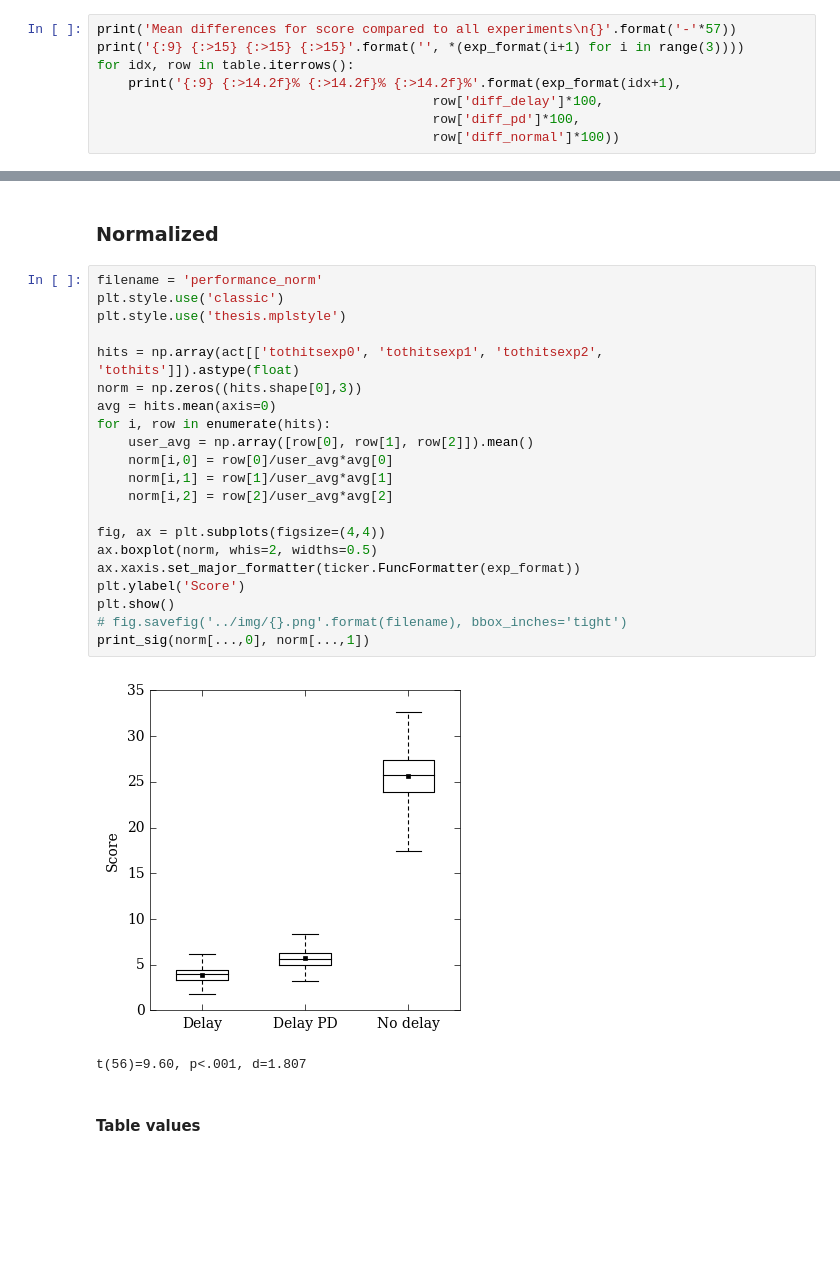
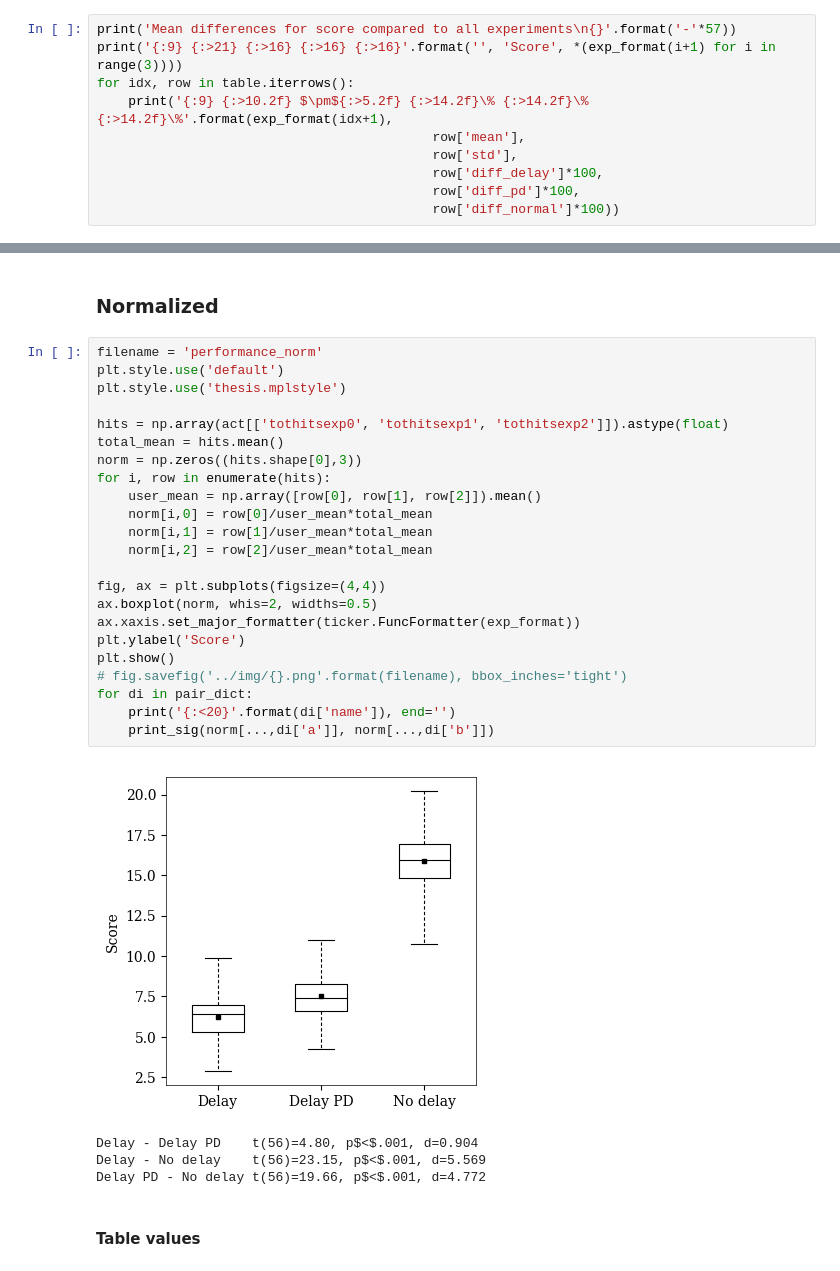
Before and after one commit to martinloland/master_thesis, a Jupyter notebook: data/better.ipynb, the cells around one changed output, grey strips where cells are left out. Saved outputs shown, nothing was run; the diff lists cells and outputs as text; blank space fills up the shorter version.

Commit message:
norm fix

```diff
--- a/data/better.ipynb
+++ b/data/better.ipynb
@@ -159,9 +159,11 @@ table
 | 2 | 1.575071 | 0.000000 | 1.128806 | No delay | 22.0 | 15.947368 | 17.0 | 7.0 | 3.899712 |
 # %%
 print('Mean differences for score compared to all experiments\n{}'.format('-'*57))
-print('{:9} {:>15} {:>15} {:>15}'.format('', *(exp_format(i+1) for i in range(3))))
+print('{:9} {:>21} {:>16} {:>16} {:>16}'.format('', 'Score', *(exp_format(i+1) for i in range(3))))
 for idx, row in table.iterrows():
-    print('{:9} {:>14.2f}% {:>14.2f}% {:>14.2f}%'.format(exp_format(idx+1),
+    print('{:9} {:>10.2f} $\pm${:>5.2f} {:>14.2f}\% {:>14.2f}\% {:>14.2f}\%'.format(exp_format(idx+1),
+                                           row['mean'],
+                                           row['std'],
                                            row['diff_delay']*100,
                                            row['diff_pd']*100,
                                            row['diff_normal']*100))
@@ -176,28 +178,32 @@ No delay          157.51%         112.88%           0.00%
 ### Normalized
 # %%
 filename = 'performance_norm'
-plt.style.use('classic')
+plt.style.use('default')
 plt.style.use('thesis.mplstyle')
 
-hits = np.array(act[['tothitsexp0', 'tothitsexp1', 'tothitsexp2', 'tothits']]).astype(float)
+hits = np.array(act[['tothitsexp0', 'tothitsexp1', 'tothitsexp2']]).astype(float)
+total_mean = hits.mean()
 norm = np.zeros((hits.shape[0],3))
-avg = hits.mean(axis=0)
 for i, row in enumerate(hits):
-    user_avg = np.array([row[0], row[1], row[2]]).mean()
-    norm[i,0] = row[0]/user_avg*avg[0]
-    norm[i,1] = row[1]/user_avg*avg[1]
-    norm[i,2] = row[2]/user_avg*avg[2]
+    user_mean = np.array([row[0], row[1], row[2]]).mean()
+    norm[i,0] = row[0]/user_mean*total_mean
+    norm[i,1] = row[1]/user_mean*total_mean
+    norm[i,2] = row[2]/user_mean*total_mean
 
 fig, ax = plt.subplots(figsize=(4,4))
 ax.boxplot(norm, whis=2, widths=0.5)
 ax.xaxis.set_major_formatter(ticker.FuncFormatter(exp_format))
 plt.ylabel('Score')
 plt.show()
 # fig.savefig('../img/{}.png'.format(filename), bbox_inches='tight')
-print_sig(norm[...,0], norm[...,1])
+for di in pair_dict:
+    print('{:<20}'.format(di['name']), end='')
+    print_sig(norm[...,di['a']], norm[...,di['b']])
 # %% [output]
-[figure, old version]
+[figure, new version]
-t(56)=9.60, p<.001, d=1.807
+Delay - Delay PD    t(56)=4.80, p$<$.001, d=0.904
+Delay - No delay    t(56)=23.15, p$<$.001, d=5.569
+Delay PD - No delay t(56)=19.66, p$<$.001, d=4.772
 # %% [markdown]
 #### Table values
 # %%
```
Also changed, not shown: parts of 10 cells of this notebook, 7 other files.
